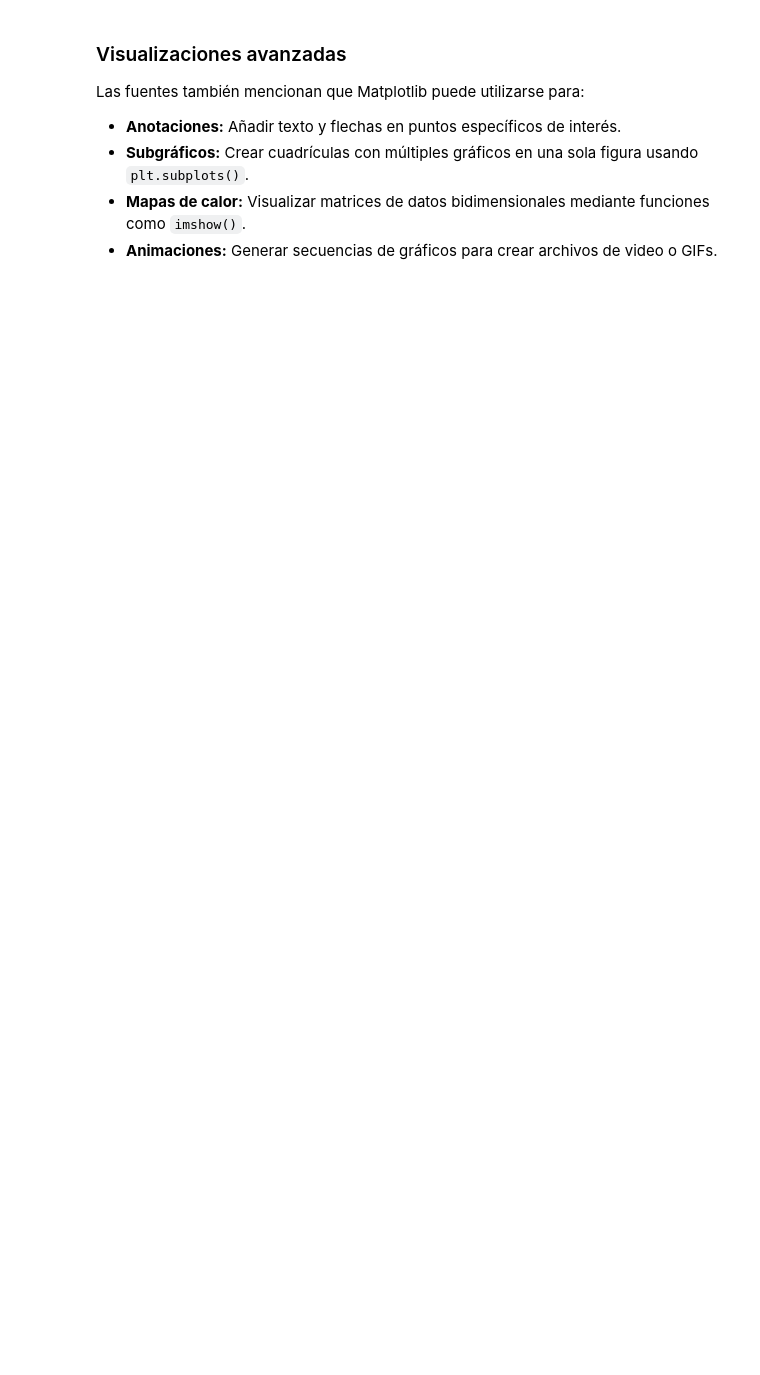
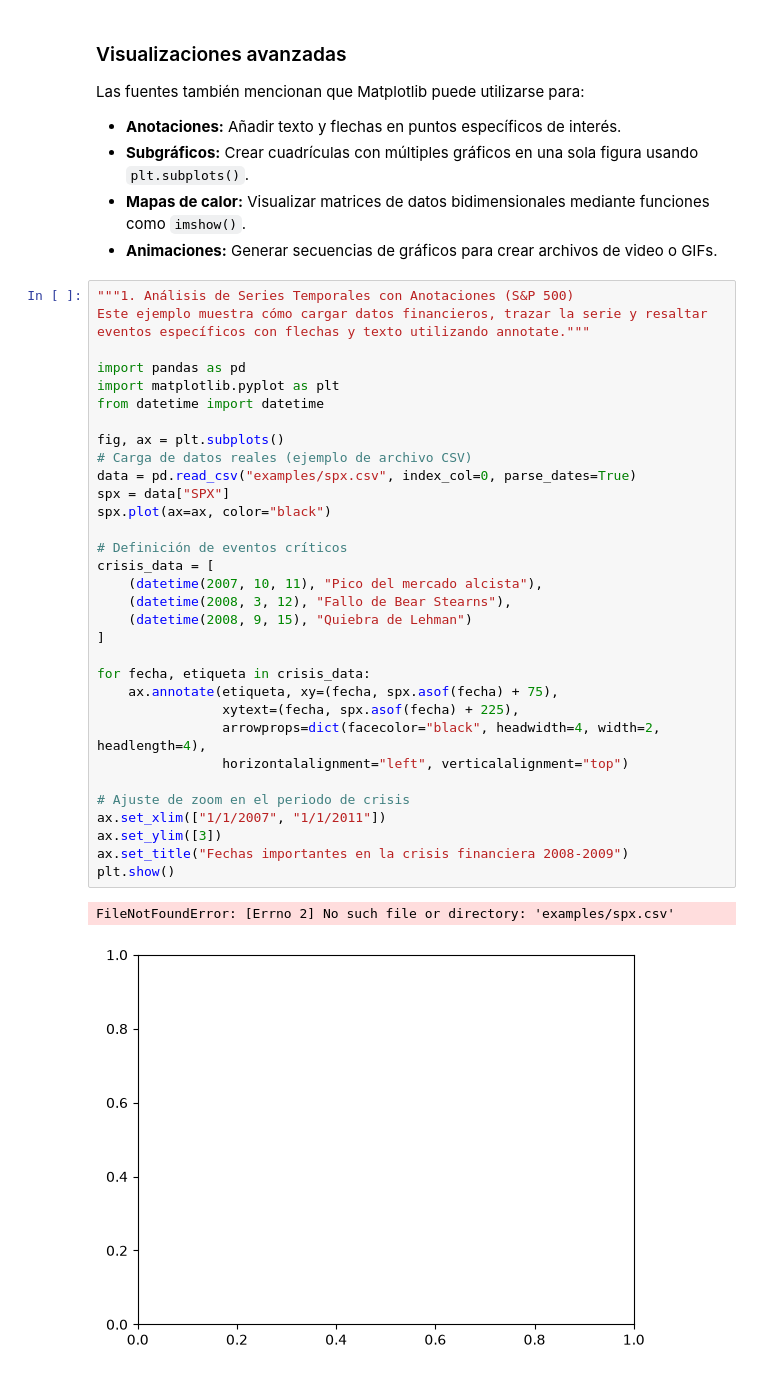
Before and after one commit to paranedagarcia/Python, a Jupyter notebook: notebooks/4-matplotlib.ipynb, the cells around one changed output. Drawn from its saved outputs; the diff is of its cells as text; blank space fills up the shorter version.

```diff
--- a/notebooks/4-matplotlib.ipynb
+++ b/notebooks/4-matplotlib.ipynb
@@ -80,3 +180,38 @@ Las fuentes también mencionan que Matplotlib puede utilizarse para:
 *   **Subgráficos:** Crear cuadrículas con múltiples gráficos en una sola figura usando `plt.subplots()`.
 *   **Mapas de calor:** Visualizar matrices de datos bidimensionales mediante funciones como `imshow()`.
 *   **Animaciones:** Generar secuencias de gráficos para crear archivos de video o GIFs.
+# %%
+"""1. Análisis de Series Temporales con Anotaciones (S&P 500)
+Este ejemplo muestra cómo cargar datos financieros, trazar la serie y resaltar eventos específicos con flechas y texto utilizando annotate."""
+
+import pandas as pd
+import matplotlib.pyplot as plt
+from datetime import datetime
+
+fig, ax = plt.subplots()
+# Carga de datos reales (ejemplo de archivo CSV)
+data = pd.read_csv("examples/spx.csv", index_col=0, parse_dates=True)
+spx = data["SPX"]
+spx.plot(ax=ax, color="black")
+
+# Definición de eventos críticos
+crisis_data = [
+    (datetime(2007, 10, 11), "Pico del mercado alcista"),
+    (datetime(2008, 3, 12), "Fallo de Bear Stearns"),
+    (datetime(2008, 9, 15), "Quiebra de Lehman")
+]
+
+for fecha, etiqueta in crisis_data:
+    ax.annotate(etiqueta, xy=(fecha, spx.asof(fecha) + 75),
+                xytext=(fecha, spx.asof(fecha) + 225),
+                arrowprops=dict(facecolor="black", headwidth=4, width=2, headlength=4),
+                horizontalalignment="left", verticalalignment="top")
+
+# Ajuste de zoom en el periodo de crisis
+ax.set_xlim(["1/1/2007", "1/1/2011"])
+ax.set_ylim([3])
+ax.set_title("Fechas importantes en la crisis financiera 2008-2009")
+plt.show()
+# %% [output]
+FileNotFoundError: [Errno 2] No such file or directory: 'examples/spx.csv'
+[figure, added]
```
Also changed, not shown: parts of 19 cells of this notebook, 16 other files.
